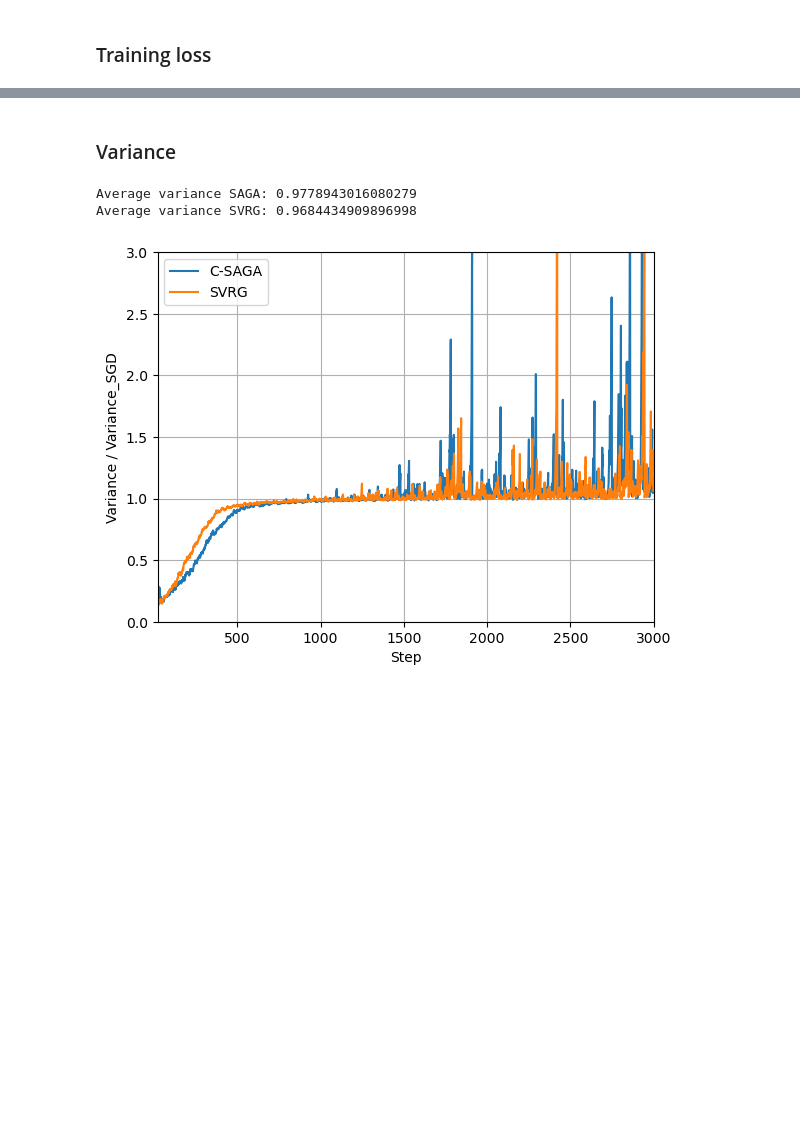
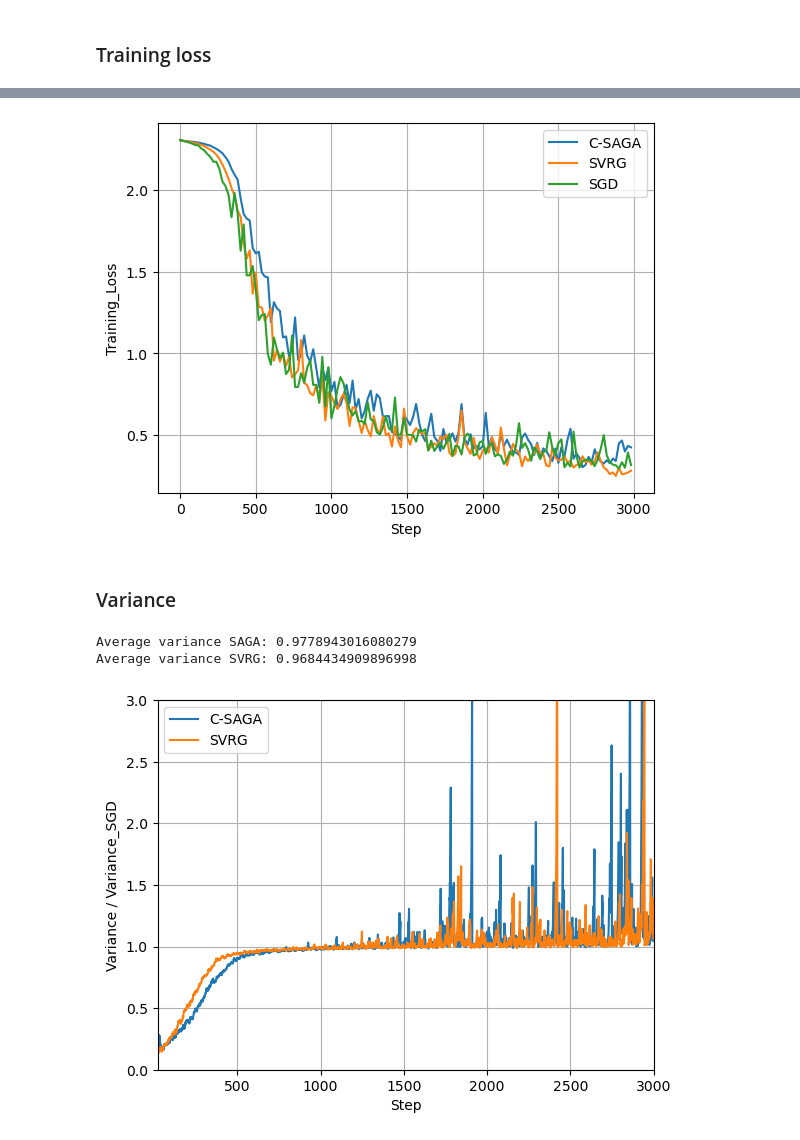
Before and after one commit to mohahf19/OptML-2023, a Jupyter notebook: compare_snapshots.ipynb, the cells around one changed output, grey strips where cells are left out. Saved outputs shown, nothing was run; the diff lists cells and outputs as text; code cells hidden in the pictures; blank space fills up the shorter version.

```diff
--- a/compare_snapshots.ipynb
+++ b/compare_snapshots.ipynb
@@ -116,3 +103,30 @@ plt.show()
+# %%
+steps_loss = 20 * np.array(list(range(150))) # we measure the train loss once in 20 steps out of 3000 total, used for x axis
+
+ci = False # set to true to plot confidence interval
+smooth = True # remove spikes
+
+plt.plot(steps_loss, mean_saga, label = "C-SAGA")
+if ci:
+    plt.fill_between(steps_loss, ci_low_saga, ci_up_saga, alpha = 0.3)
+
+plt.plot(steps_loss, mean_svrg, label = "SVRG")
+if ci:
+    plt.fill_between(steps_loss, ci_low_svrg, ci_up_svrg, alpha = 0.3)
+
+plt.plot(steps_loss, mean_sgd, label = "SGD")
+if ci:
+    plt.fill_between(steps_loss, ci_low_sgd, ci_up_sgd, alpha = 0.3)
+
+plt.xlabel('Step')
+plt.ylabel('Training_Loss')
+
+
+plt.legend()
+plt.grid()
+plt.show()
+# %% [output]
+[figure, added]
 # %% [markdown]
 ### Variance
 # %%
```
Also changed, not shown: parts of 1 cell of this notebook, 1 other file.
